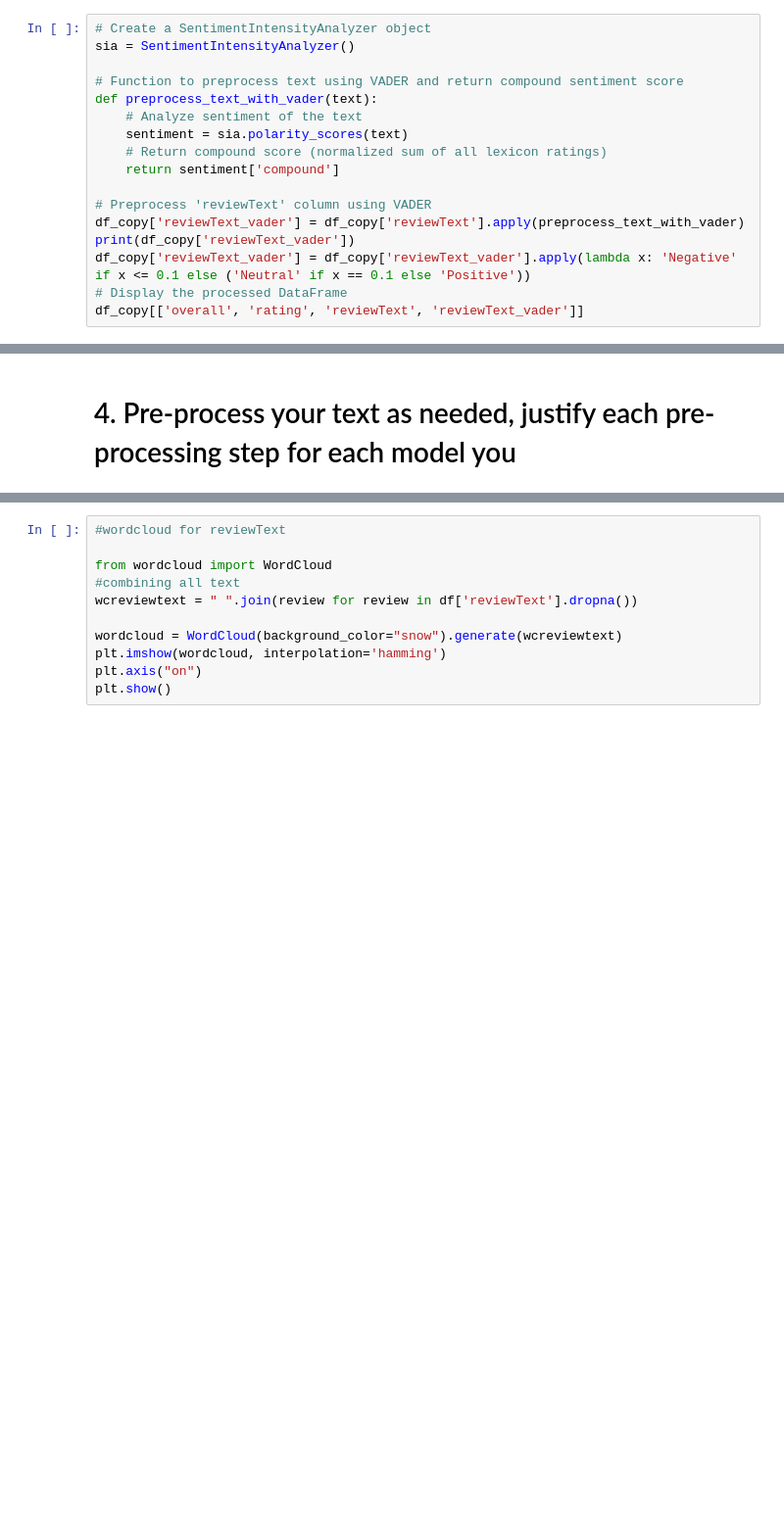
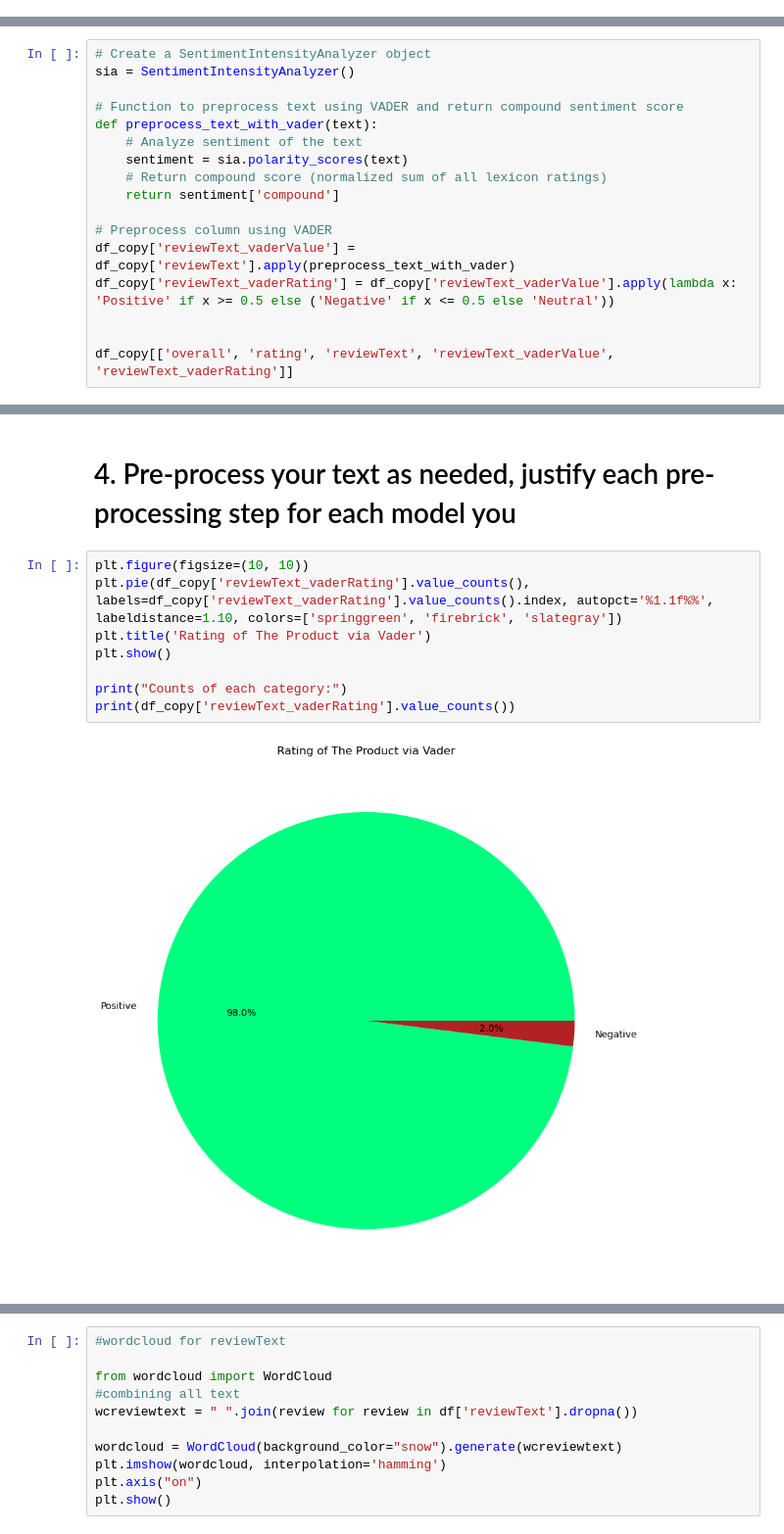
Before and after one commit to rolandjosephb/Comp262-Group3, a Jupyter notebook: Group 3.ipynb, the cells around one changed output, grey strips where cells are left out. Shown at 98% size. Drawn from its saved outputs; the diff is of its cells as text; blank space fills up the shorter version.

```diff
--- a/Group 3.ipynb
+++ b/Group 3.ipynb
@@ -492,17 +479,0 @@ def get_sentiment_byVader(compound):
-# %%
-# Create a SentimentIntensityAnalyzer object
-sia = SentimentIntensityAnalyzer()
-
-# Function to preprocess text using VADER and return compound sentiment score
-def preprocess_text_with_vader(text):
-    # Analyze sentiment of the text
-    sentiment = sia.polarity_scores(text)
-    # Return compound score (normalized sum of all lexicon ratings)
-    return sentiment['compound']
-
-# Preprocess 'reviewText' column using VADER
-df_copy['reviewText_vader'] = df_copy['reviewText'].apply(preprocess_text_with_vader)
-print(df_copy['reviewText_vader'])
-df_copy['reviewText_vader'] = df_copy['reviewText_vader'].apply(lambda x: 'Negative' if x <= 0.1 else ('Neutral' if x == 0.1 else 'Positive'))
-# Display the processed DataFrame
-df_copy[['overall', 'rating', 'reviewText', 'reviewText_vader']]
@@ -572,3 +517,20 @@ nltk.download('vader_lexicon')
 [nltk_data] Downloading package vader_lexicon to
 [nltk_data]     C:\Users\rolan\AppData\Roaming\nltk_data...
 True
+# %%
+# Create a SentimentIntensityAnalyzer object
+sia = SentimentIntensityAnalyzer()
+
+# Function to preprocess text using VADER and return compound sentiment score
+def preprocess_text_with_vader(text):
+    # Analyze sentiment of the text
+    sentiment = sia.polarity_scores(text)
+    # Return compound score (normalized sum of all lexicon ratings)
+    return sentiment['compound']
+
+# Preprocess column using VADER
+df_copy['reviewText_vaderValue'] = df_copy['reviewText'].apply(preprocess_text_with_vader)
+df_copy['reviewText_vaderRating'] = df_copy['reviewText_vaderValue'].apply(lambda x: 'Positive' if x >= 0.5 else ('Negative' if x <= 0.5 else 'Neutral'))
+
+
+df_copy[['overall', 'rating', 'reviewText', 'reviewText_vaderValue', 'reviewText_vaderRating']]
@@ -575,2 +551,12 @@ True
 # %% [markdown]
 # 4. Pre-process your text as needed, justify each pre-processing step for each model you
+# %%
+plt.figure(figsize=(10, 10))
+plt.pie(df_copy['reviewText_vaderRating'].value_counts(), labels=df_copy['reviewText_vaderRating'].value_counts().index, autopct='%1.1f%%', labeldistance=1.10, colors=['springgreen', 'firebrick', 'slategray'])
+plt.title('Rating of The Product via Vader')
+plt.show()
+
+print("Counts of each category:")
+print(df_copy['reviewText_vaderRating'].value_counts())
+# %% [output]
+[figure, added]
```
Also changed, not shown: parts of 4 cells of this notebook.
